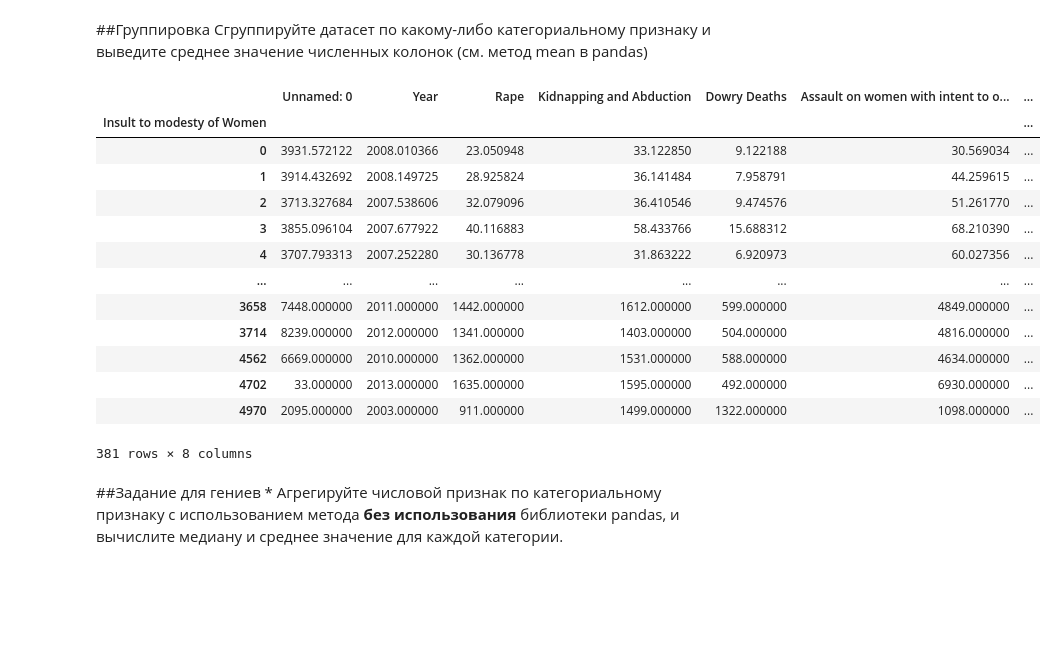
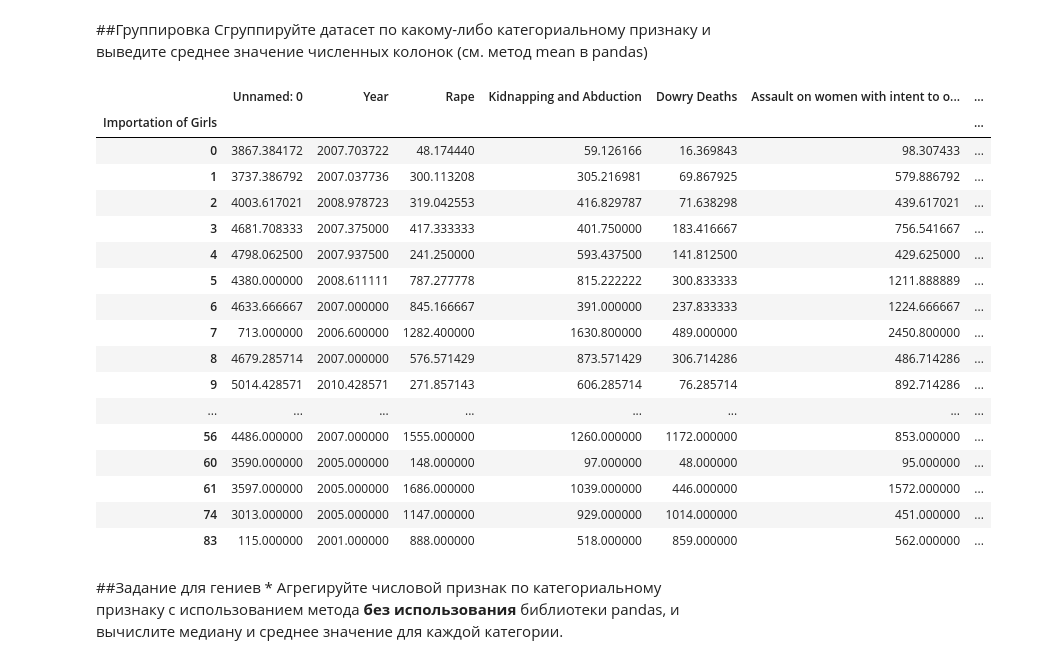
Before and after one commit to SADDLOVE/lab, a Jupyter notebook: lab1/Задание_1.ipynb, the cells around one changed output. Saved outputs shown, nothing was run; the diff lists cells and outputs as text; code cells hidden in the pictures; blank space fills up the shorter version.

```diff
--- a/lab1/Задание_1.ipynb
+++ b/lab1/Задание_1.ipynb
@@ -218,22 +218,26 @@ df[df["DISTRICT"] == "GUNTUR"]
 ##Группировка
 Сгруппируйте датасет по какому-либо категориальному признаку и выведите среднее значение численных колонок (см. метод mean в pandas)
 # %%
-df.groupby(['Insult to modesty of Women']).mean(numeric_only=True)
+df.groupby(['Importation of Girls']).mean(numeric_only=True)
 # %% [output]
 |  | Unnamed: 0 | Year | Rape | Kidnapping and Abduction | Dowry Deaths | Assault on women with intent to o... | ... |
-| Insult to modesty of Women |  |  |  |  |  |  | ... |
-| 0 | 3931.572122 | 2008.010366 | 23.050948 | 33.122850 | 9.122188 | 30.569034 | ... |
-| 1 | 3914.432692 | 2008.149725 | 28.925824 | 36.141484 | 7.958791 | 44.259615 | ... |
-| 2 | 3713.327684 | 2007.538606 | 32.079096 | 36.410546 | 9.474576 | 51.261770 | ... |
-| 3 | 3855.096104 | 2007.677922 | 40.116883 | 58.433766 | 15.688312 | 68.210390 | ... |
-| 4 | 3707.793313 | 2007.252280 | 30.136778 | 31.863222 | 6.920973 | 60.027356 | ... |
+| Importation of Girls |  |  |  |  |  |  | ... |
+| 0 | 3867.384172 | 2007.703722 | 48.174440 | 59.126166 | 16.369843 | 98.307433 | ... |
+| 1 | 3737.386792 | 2007.037736 | 300.113208 | 305.216981 | 69.867925 | 579.886792 | ... |
+| 2 | 4003.617021 | 2008.978723 | 319.042553 | 416.829787 | 71.638298 | 439.617021 | ... |
+| 3 | 4681.708333 | 2007.375000 | 417.333333 | 401.750000 | 183.416667 | 756.541667 | ... |
+| 4 | 4798.062500 | 2007.937500 | 241.250000 | 593.437500 | 141.812500 | 429.625000 | ... |
+| 5 | 4380.000000 | 2008.611111 | 787.277778 | 815.222222 | 300.833333 | 1211.888889 | ... |
+| 6 | 4633.666667 | 2007.000000 | 845.166667 | 391.000000 | 237.833333 | 1224.666667 | ... |
+| 7 | 713.000000 | 2006.600000 | 1282.400000 | 1630.800000 | 489.000000 | 2450.800000 | ... |
+| 8 | 4679.285714 | 2007.000000 | 576.571429 | 873.571429 | 306.714286 | 486.714286 | ... |
+| 9 | 5014.428571 | 2010.428571 | 271.857143 | 606.285714 | 76.285714 | 892.714286 | ... |
 | ... | ... | ... | ... | ... | ... | ... | ... |
-| 3658 | 7448.000000 | 2011.000000 | 1442.000000 | 1612.000000 | 599.000000 | 4849.000000 | ... |
-| 3714 | 8239.000000 | 2012.000000 | 1341.000000 | 1403.000000 | 504.000000 | 4816.000000 | ... |
-| 4562 | 6669.000000 | 2010.000000 | 1362.000000 | 1531.000000 | 588.000000 | 4634.000000 | ... |
-| 4702 | 33.000000 | 2013.000000 | 1635.000000 | 1595.000000 | 492.000000 | 6930.000000 | ... |
-| 4970 | 2095.000000 | 2003.000000 | 911.000000 | 1499.000000 | 1322.000000 | 1098.000000 | ... |
+| 56 | 4486.000000 | 2007.000000 | 1555.000000 | 1260.000000 | 1172.000000 | 853.000000 | ... |
+| 60 | 3590.000000 | 2005.000000 | 148.000000 | 97.000000 | 48.000000 | 95.000000 | ... |
+| 61 | 3597.000000 | 2005.000000 | 1686.000000 | 1039.000000 | 446.000000 | 1572.000000 | ... |
+| 74 | 3013.000000 | 2005.000000 | 1147.000000 | 929.000000 | 1014.000000 | 451.000000 | ... |
+| 83 | 115.000000 | 2001.000000 | 888.000000 | 518.000000 | 859.000000 | 562.000000 | ... |
-381 rows × 8 columns
 # %% [markdown]
 ##Задание для гениев *
 Агрегируйте числовой признак по категориальному признаку с использованием метода **без использования** библиотеки pandas, и вычислите медиану и среднее значение для каждой категории.
```
